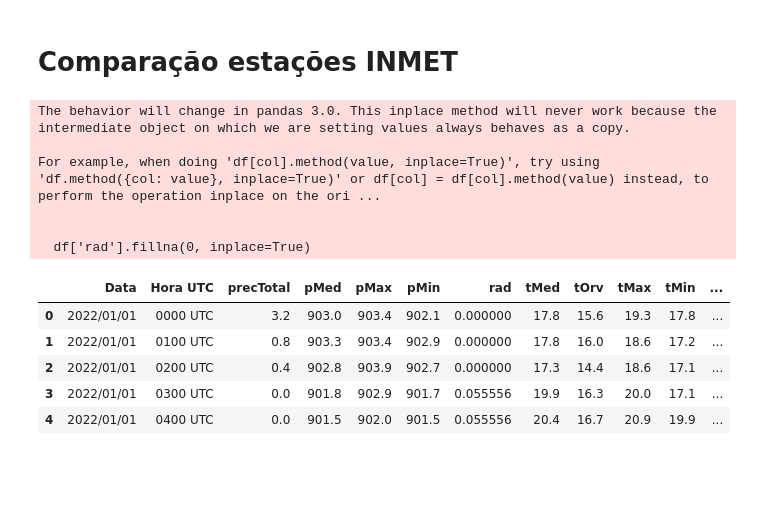
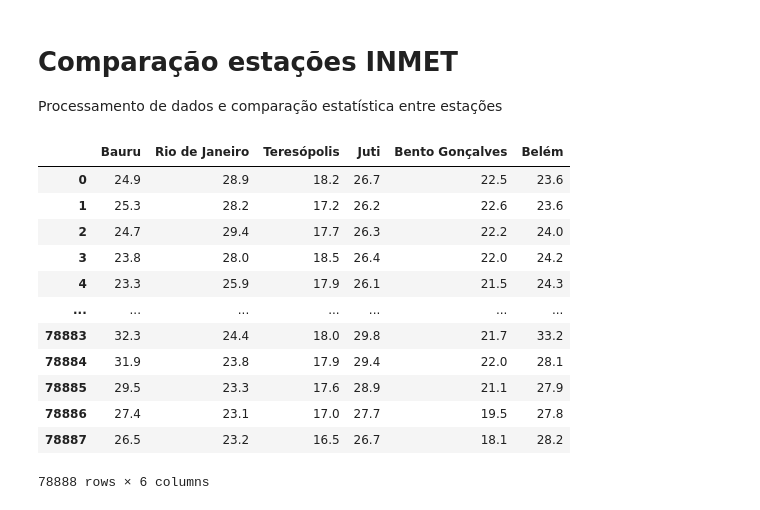
Before and after one commit to carloskleber/nbr5422, a Jupyter notebook: python/comparacaoEstacoes.ipynb, the cells around one changed output. Saved outputs shown, nothing was run; the diff lists cells and outputs as text; code cells hidden in the pictures; blank space fills up the shorter version.

```diff
--- a/python/comparacaoEstacoes.ipynb
+++ b/python/comparacaoEstacoes.ipynb
@@ -1,25 +1,7 @@
 # %% [markdown]
 # Comparação estações INMET
+Processamento de dados e comparação estatística entre estações
 # %%
 from normaslt import geral
 import pandas as pd
 import seaborn as sns
-# %%
-estacoes = ['Bauru', 'Rio de Janeiro', 'Teresópolis', 'Juti']
-dados, lat, long = geral.readEstacao(estacoes[2], 2022, 2023)
-# %% [output]
-The behavior will change in pandas 3.0. This inplace method will never work because the intermediate object on which we are setting values always behaves as a copy.
-
-For example, when doing 'df[col].method(value, inplace=True)', try using 'df.method({col: value}, inplace=True)' or df[col] = df[col].method(value) instead, to perform the operation inplace on the ori ...
-
-
-  df['rad'].fillna(0, inplace=True)
-# %%
-dados.head()
-# %% [output]
-|  | Data | Hora UTC | precTotal | pMed | pMax | pMin | rad | tMed | tOrv | tMax | tMin | ... |
-| 0 | 2022/01/01 | 0000 UTC | 3.2 | 903.0 | 903.4 | 902.1 | 0.000000 | 17.8 | 15.6 | 19.3 | 17.8 | ... |
-| 1 | 2022/01/01 | 0100 UTC | 0.8 | 903.3 | 903.4 | 902.9 | 0.000000 | 17.8 | 16.0 | 18.6 | 17.2 | ... |
-| 2 | 2022/01/01 | 0200 UTC | 0.4 | 902.8 | 903.9 | 902.7 | 0.000000 | 17.3 | 14.4 | 18.6 | 17.1 | ... |
-| 3 | 2022/01/01 | 0300 UTC | 0.0 | 901.8 | 902.9 | 901.7 | 0.055556 | 19.9 | 16.3 | 20.0 | 17.1 | ... |
-| 4 | 2022/01/01 | 0400 UTC | 0.0 | 901.5 | 902.0 | 901.5 | 0.055556 | 20.4 | 16.7 | 20.9 | 19.9 | ... |
@@ -26 +18,17 @@ dados.head()
+# %%
+temp
+# %% [output]
+|  | Bauru | Rio de Janeiro | Teresópolis | Juti | Bento Gonçalves | Belém |
+| 0 | 24.9 | 28.9 | 18.2 | 26.7 | 22.5 | 23.6 |
+| 1 | 25.3 | 28.2 | 17.2 | 26.2 | 22.6 | 23.6 |
+| 2 | 24.7 | 29.4 | 17.7 | 26.3 | 22.2 | 24.0 |
+| 3 | 23.8 | 28.0 | 18.5 | 26.4 | 22.0 | 24.2 |
+| 4 | 23.3 | 25.9 | 17.9 | 26.1 | 21.5 | 24.3 |
+| ... | ... | ... | ... | ... | ... | ... |
+| 78883 | 32.3 | 24.4 | 18.0 | 29.8 | 21.7 | 33.2 |
+| 78884 | 31.9 | 23.8 | 17.9 | 29.4 | 22.0 | 28.1 |
+| 78885 | 29.5 | 23.3 | 17.6 | 28.9 | 21.1 | 27.9 |
+| 78886 | 27.4 | 23.1 | 17.0 | 27.7 | 19.5 | 27.8 |
+| 78887 | 26.5 | 23.2 | 16.5 | 26.7 | 18.1 | 28.2 |
+78888 rows × 6 columns
 # %%
```
Also changed, not shown: parts of 5 cells of this notebook, 1 other file.
